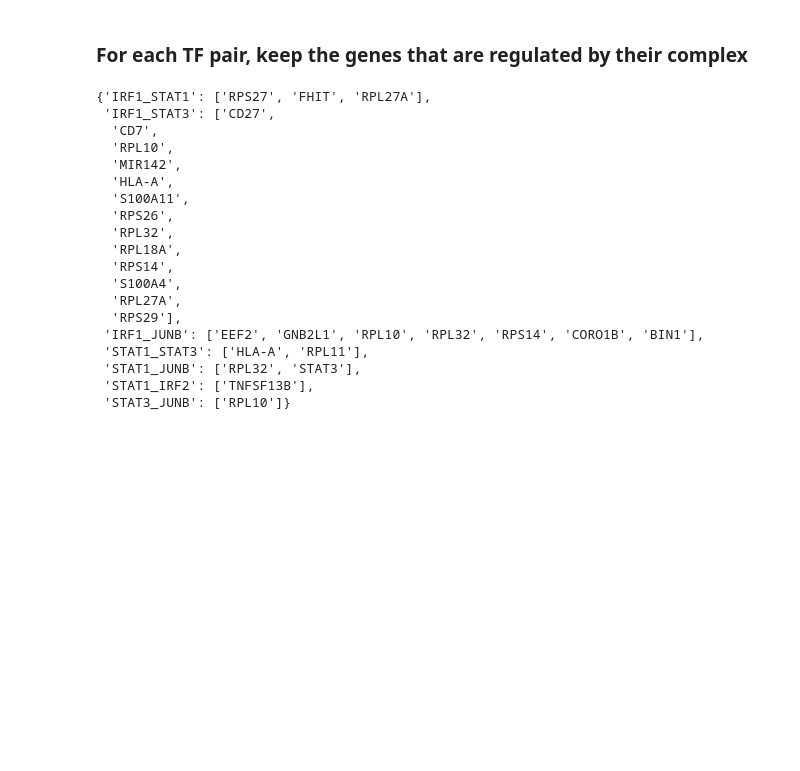
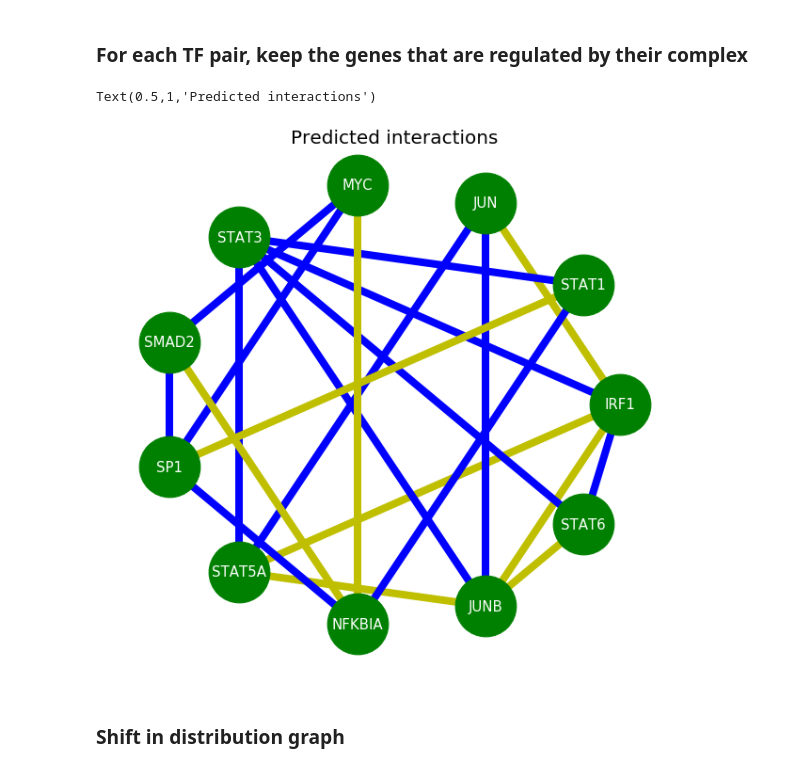
Before and after one commit to mincheoly/scVI-extensions, a Jupyter notebook: notebooks/covariance_screening.ipynb, the cells around one changed output. Drawn from its saved outputs; the diff is of its cells as text; code cells hidden in the pictures; blank space fills up the shorter version.

```diff
--- a/notebooks/covariance_screening.ipynb
+++ b/notebooks/covariance_screening.ipynb
@@ -162,6 +303,8 @@ cutoff_stat
+# %%
+pval_cutoff = 0.01/(num_tests)
 # %%
 def emp_pval(val, null_vals):
-    return (null_stats > val).mean()
+    return (null_stats >= val).mean()
 # %%
 complex_regulators = {}
 for pair, gene_stats in all_stats.items():
@@ -171,29 +314,25 @@ for pair, gene_stats in all_stats.items():
             continue
         pval_1 = emp_pval(s1, null_stats)
         pval_2 = emp_pval(s2, null_stats)
-        if pval_1 < final_pval_cutoff and pval_2 < final_pval_cutoff:
+        if pval_1 < pval_cutoff and pval_2 < pval_cutoff:
             if pair not in complex_regulators.keys():
                 complex_regulators[pair] = []
             complex_regulators[pair].append(gene)
-# %%
-complex_regulators
-# %% [output]
-{'IRF1_STAT1': ['RPS27', 'FHIT', 'RPL27A'],
- 'IRF1_STAT3': ['CD27',
-  'CD7',
-  'RPL10',
-  'MIR142',
-  'HLA-A',
-  'S100A11',
-  'RPS26',
-  'RPL32',
-  'RPL18A',
-  'RPS14',
-  'S100A4',
-  'RPL27A',
-  'RPS29'],
- 'IRF1_JUNB': ['EEF2', 'GNB2L1', 'RPL10', 'RPL32', 'RPS14', 'CORO1B', 'BIN1'],
- 'STAT1_STAT3': ['HLA-A', 'RPL11'],
- 'STAT1_JUNB': ['RPL32', 'STAT3'],
- 'STAT1_IRF2': ['TNFSF13B'],
- 'STAT3_JUNB': ['RPL10']}
+# %%
+G = nx.Graph()
+for pair in complex_regulators.keys():
+    tf1, tf2 = pair.split('_')
+    G.add_edge(tf1, tf2, weight=len(complex_regulators[pair]), color='b' if pair in edge_set else 'y')
+# %%
+plt.figure(figsize=(10, 10))
+colors = [G[u][v]['color'] for u,v in G.edges]
+weights = [G[u][v]['weight'] for u,v in G.edges]
+nx.draw_networkx(G, pos=pos, with_labels=True, node_color='g', node_size=4200, edge_color=colors, width=8, font_color='w', font_size=15);
+plt.axis('off');
+plt.title('Predicted interactions', fontsize=20)
+#plt.savefig('/Users/mincheolkim/Documents/predicted_tf_interaction_map.png')
+# %% [output]
+Text(0.5,1,'Predicted interactions')
+[figure, added]
+# %% [markdown]
+### Shift in distribution graph
```
Also changed, not shown: parts of 46 cells of this notebook, 5 other files.
